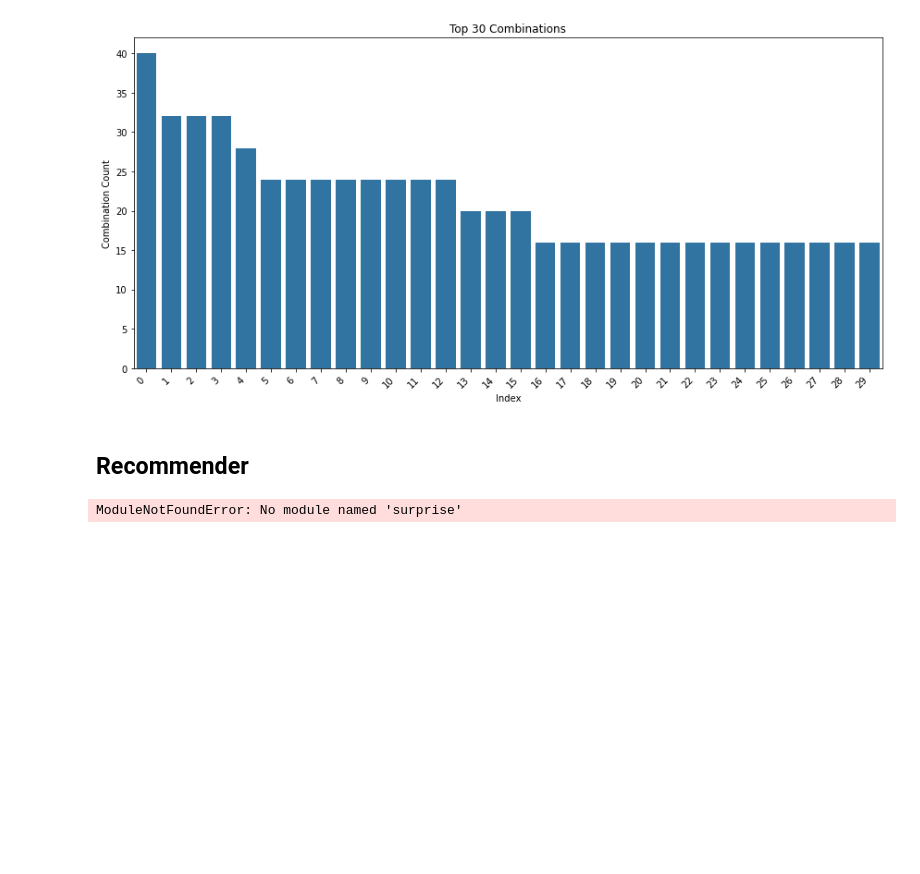
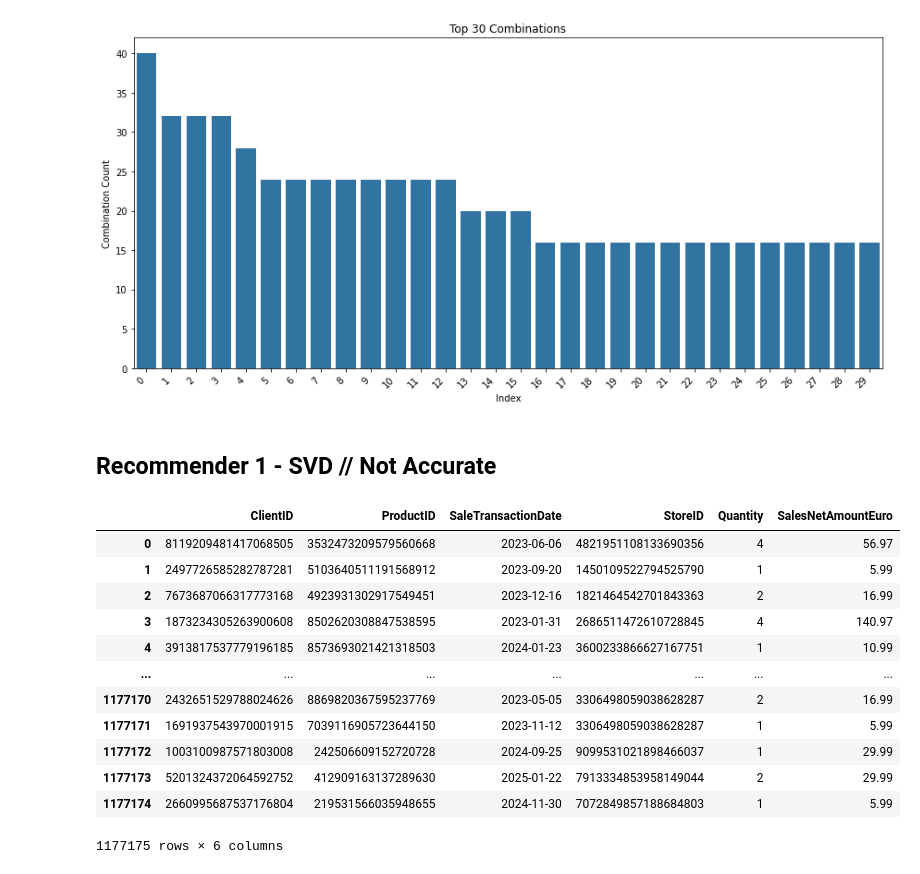
Before and after one commit to ravhello/hackathon, a Jupyter notebook: karim/EDA-karim.ipynb, the cells around one changed output. Drawn from its saved outputs; the diff is of its cells as text; code cells hidden in the pictures; blank space fills up the shorter version.

```diff
--- a/karim/EDA-karim.ipynb
+++ b/karim/EDA-karim.ipynb
@@ -243,23 +255,20 @@ plt.show()
 # %% [output]
 [figure]
 # %% [markdown]
-## Recommender
+## Recommender 1 - SVD // Not Accurate
-# %%
-from surprise import Dataset, Reader, SVD
-from surprise.model_selection import train_test_split
-from surprise import accuracy
-
-# Define rating scale (assume Quantity is an implicit rating)
-reader = Reader(rating_scale=(1, transactions['Quantity'].max()))
-data = Dataset.load_from_transactions(transactions[['ClientID', 'ProductID', 'Quantity']], reader)
-
-# Train SVD model
-trainset, testset = train_test_split(data, test_size=0.2)
-model = SVD()
-model.fit(trainset)
-
-# Predict for a given user and product
-pred = model.predict(uid=12345, iid=67890)  # Example ClientID and ProductID
-print(pred.est)  # Estimated preference score
-# %% [output]
-ModuleNotFoundError: No module named 'surprise'
+# %%
+transactions
+# %% [output]
+|  | ClientID | ProductID | SaleTransactionDate | StoreID | Quantity | SalesNetAmountEuro |
+| 0 | 8119209481417068505 | 3532473209579560668 | 2023-06-06 | 4821951108133690356 | 4 | 56.97 |
+| 1 | 2497726585282787281 | 5103640511191568912 | 2023-09-20 | 1450109522794525790 | 1 | 5.99 |
+| 2 | 7673687066317773168 | 4923931302917549451 | 2023-12-16 | 1821464542701843363 | 2 | 16.99 |
+| 3 | 1873234305263900608 | 8502620308847538595 | 2023-01-31 | 2686511472610728845 | 4 | 140.97 |
+| 4 | 3913817537779196185 | 8573693021421318503 | 2024-01-23 | 3600233866627167751 | 1 | 10.99 |
+| ... | ... | ... | ... | ... | ... | ... |
+| 1177170 | 2432651529788024626 | 8869820367595237769 | 2023-05-05 | 3306498059038628287 | 2 | 16.99 |
+| 1177171 | 1691937543970001915 | 7039116905723644150 | 2023-11-12 | 3306498059038628287 | 1 | 5.99 |
+| 1177172 | 1003100987571803008 | 242506609152720728 | 2024-09-25 | 9099531021898466037 | 1 | 29.99 |
+| 1177173 | 5201324372064592752 | 412909163137289630 | 2025-01-22 | 7913334853958149044 | 2 | 29.99 |
+| 1177174 | 2660995687537176804 | 219531566035948655 | 2024-11-30 | 7072849857188684803 | 1 | 5.99 |
+1177175 rows × 6 columns
```
Also changed, not shown: parts of 27 cells of this notebook.
